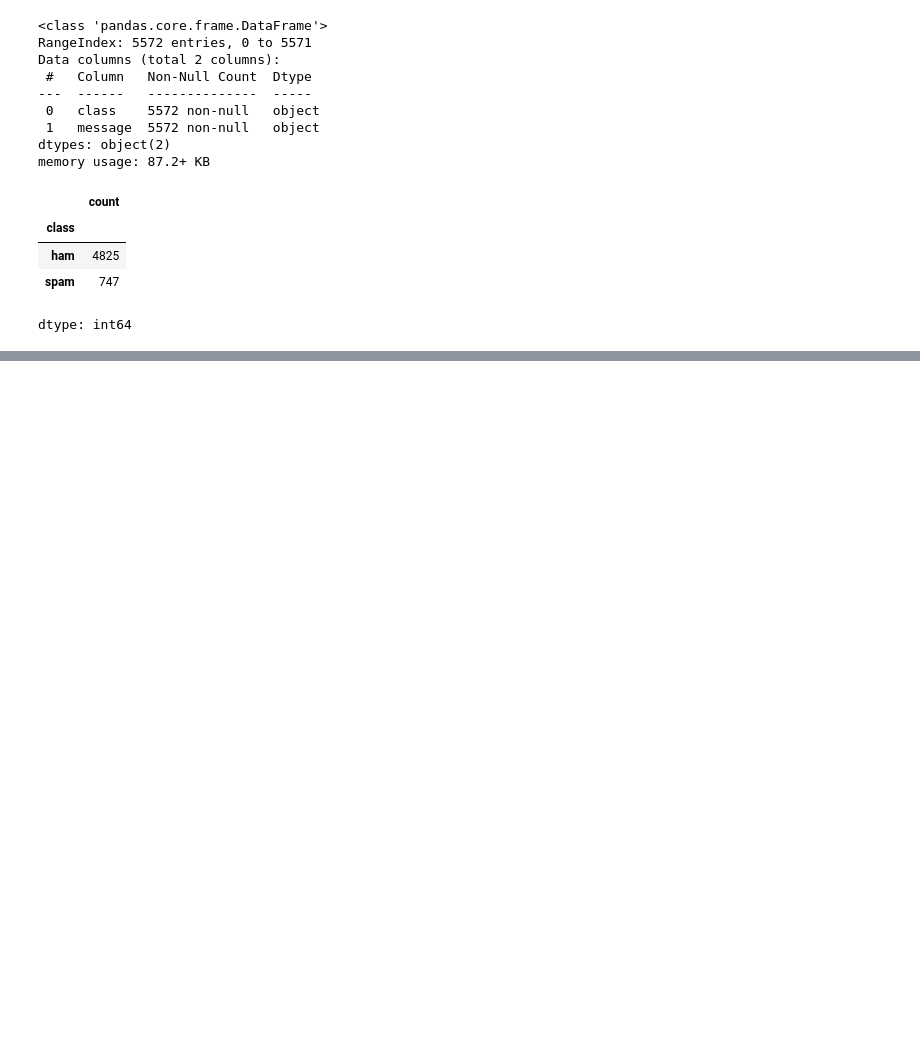
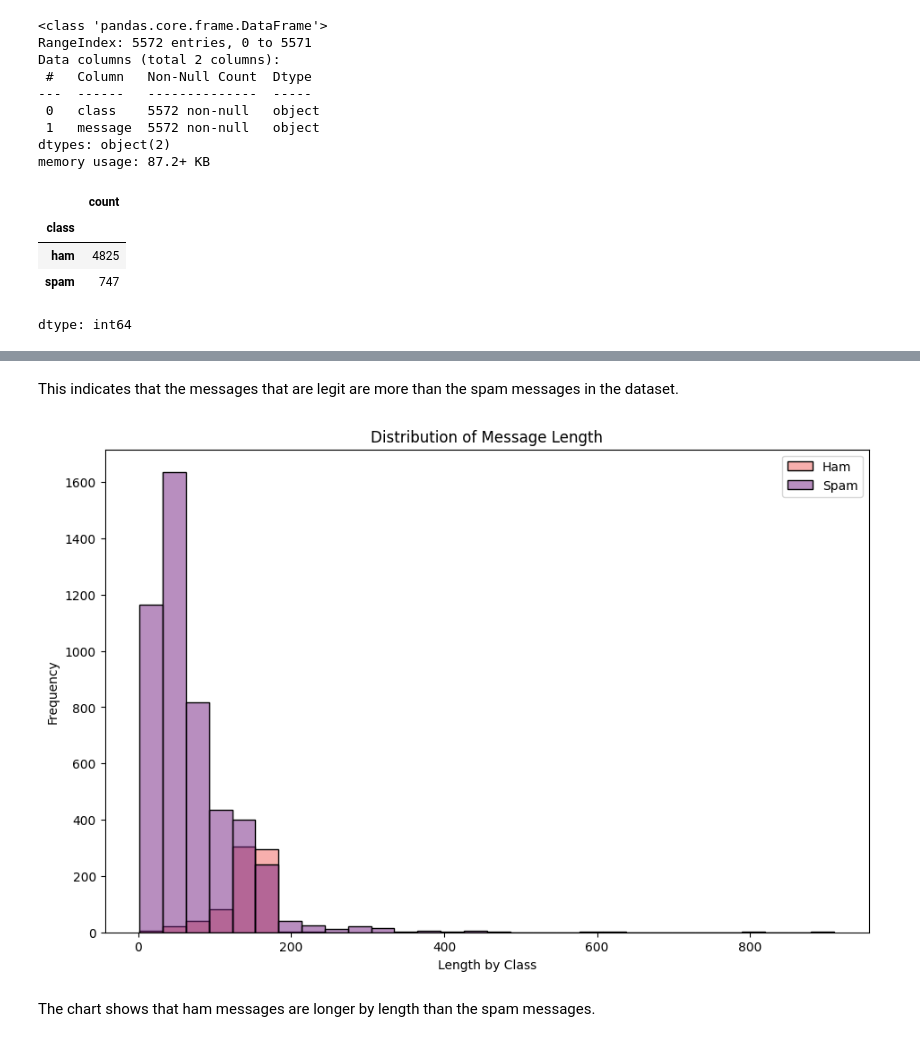
Before and after one commit to LujainAyyash/DS483-Project, a Jupyter notebook: NLP_Code.ipynb, the cells around one changed output, grey strips where cells are left out. Cells and saved outputs as stored; diff of their text form; code cells hidden in the pictures; blank space fills up the shorter version.

```diff
--- a/NLP_Code.ipynb
+++ b/NLP_Code.ipynb
@@ -90,0 +102,15 @@ dtype: int64
+# %% [markdown]
+This indicates that the messages that are legit are more than the spam messages in the dataset.
+# %%
+df['msg_len'] = df['message'].apply(len)
+plt.figure(figsize=(11,7))
+sns.histplot(data=df, x='msg_len', hue='class', bins=30, palette='magma')
+plt.title('Distribution of Message Length')
+plt.xlabel('Length by Class')
+plt.ylabel('Frequency')
+plt.legend(['Ham', 'Spam'])
+plt.show()
+# %% [output]
+[figure, added]
+# %% [markdown]
+The chart shows that ham messages are longer by length than the spam messages.
```
Also changed, not shown: parts of 6 cells of this notebook.
